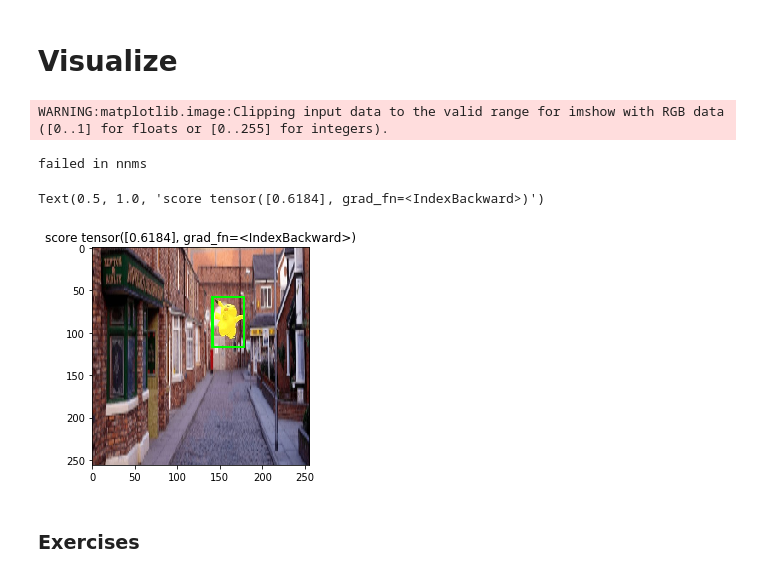
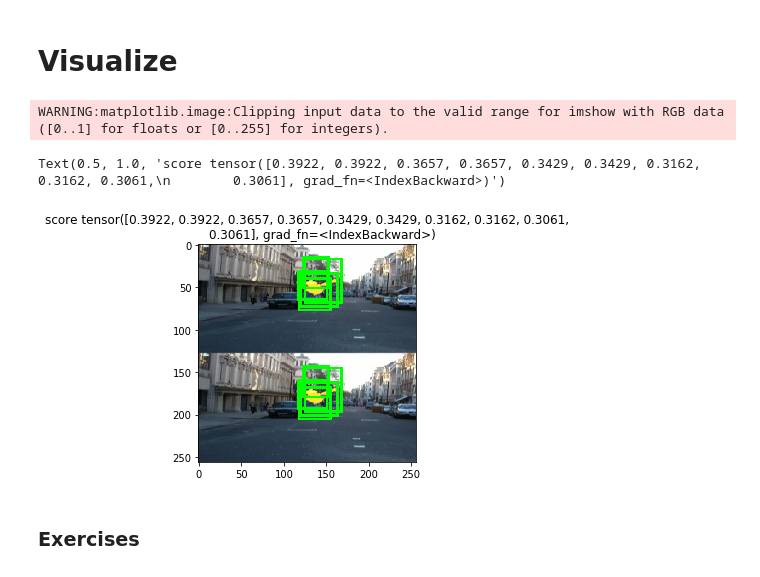
Before and after one commit to csoehnel/DSR-DeepLearningDive, a Jupyter notebook: 13 - pikachu-simple-ssd-like.ipynb, the cells around one changed output. Cells and saved outputs as stored; diff of their text form; code cells hidden in the pictures.

```diff
--- a/13 - pikachu-simple-ssd-like.ipynb
+++ b/13 - pikachu-simple-ssd-like.ipynb
@@ -25,14 +25,12 @@ device  = 'cuda' if torch.cuda.is_available() else 'cpu'
 class PikachuDataset(Dataset):
 
     def __init__(self, anchor_areas=None):
-
         self.anchor_areas = anchor_areas
         self.train, self.val = load_data_pikachu(1)
-
-        encoder = DataEncoder()
-        if self.anchor_areas is not None:
-            encoder.anchor_areas = self.anchor_areas  # p3 -> p7
-
+        if anchor_areas is not None:
+            encoder = DataEncoder(anchor_areas=anchor_areas)
+        else:
+            encoder = DataEncoder()
         self.encoder = encoder
 
     def __len__(self):
@@ -44,22 +42,17 @@ class PikachuDataset(Dataset):
         except StopIteration:
             self.train.reset()
             b = self.train.next()
-
         image = b.data[0].asnumpy()
         bbox = b.label[0].asnumpy()[:, 0, 1:] * 256
         label = b.label[0].asnumpy()[:, 0, 0]
-
         return torch.from_numpy(image), torch.from_numpy(bbox), torch.from_numpy(label)
 
     def collate_func(self, batch):
-
         images = [b[0][0] for b in batch]
         bbox = [b[1] for b in batch]
         labels = [b[2] for b in batch]
 
         encoded = [self.encoder.encode(bb, l, torch.Tensor([256, 256])) for bb, l in zip(bbox, labels)]
-        # labels NOT one-hot encoded
-
         loc_target = [l[0] for l in encoded]
         cls_target = [l[1] for l in encoded]
 
@@ -73,10 +66,10 @@ def down_sample(in_channels,out_channels):
                   nn.BatchNorm2d(out_channels),
                   nn.ReLU(),
                   nn.MaxPool2d(2,2)
-
                  )
 
 class SimpleSSD(nn.Module):
+
 
     def __init__(self, n_cls=1, num_anchors=9):
         super(SimpleSSD, self).__init__()
@@ -138,9 +131,6 @@ class SimpleSSD(nn.Module):
 
         return bbox_pred, cls_pred
 # %%
-pikachu_ds =PikachuDataset(anchor_areas=[8*8.,16*16.,32*32])
-pikachu_dl = DataLoader(pikachu_ds, batch_size=2, collate_fn=pikachu_ds.collate_func)
-
-# for b in pikachu_dl:
-#     image, bounding_boxes, labels = b
+pikachu_ds =PikachuDataset(anchor_areas = [30*30, 50*50, 90*90])
+pikachu_dl = DataLoader(pikachu_ds, batch_size = 2, collate_fn = pikachu_ds.collate_func)
 # %%
@@ -200,30 +193,38 @@ array([<matplotlib.axes._subplots.AxesSubplot object at 0x...>],
 # %% [markdown]
 # Visualize
+# %%
+it = iter(pikachu_dl)
 # %%
+from torchvision.transforms import Resize, ToPILImage, ToTensor
+
+b = next(it)
+
+im = ToTensor()(Resize((256, 256))(ToPILImage()(torch.cat([b[0][0], b[0][0]], dim=1))))
+image = im.unsqueeze(0)
+
+enc = DataEncoder(anchor_areas=[30*30, 50*50, 90*90])
+loc_pred, cls_pred = model(image.cuda())
+
 i = 0
-
-bbspred, labelpred, score  = pikachu_ds.encoder.decode(
+bbspred, labelpred, score  = enc.decode(
     loc_pred[i].float().cpu(),
     cls_pred[i].float().cpu(),
     torch.Tensor([256, 256]).float().cpu()
 )
-
-#pdb.set_trace()
 
 image_to_show = np.moveaxis(
     image[i].detach().cpu().numpy(),0, 2)
 
 matched_anchors_on_image = ia.BoundingBoxesOnImage(
     [ia.BoundingBox(*b) for b in bbspred.detach().cpu().numpy()], shape=(256, 256))
 
 image_to_show = matched_anchors_on_image.draw_on_image(image_to_show, thickness=3)
 plt.imshow(image_to_show)
 plt.title('score ' + str(score))
 # %% [output]
 WARNING:matplotlib.image:Clipping input data to the valid range for imshow with RGB data ([0..1] for floats or [0..255] for integers).
-failed in nnms
+Text(0.5, 1.0, 'score tensor([0.3922, 0.3922, 0.3657, 0.3657, 0.3429, 0.3429, 0.3162, 0.3162, 0.3061,\n        0.3061], grad_fn=<IndexBackward>)')
-Text(0.5, 1.0, 'score tensor([0.6184], grad_fn=<IndexBackward>)')
-[figure, old version]
+[figure, new version]
 # %% [markdown]
 ### Exercises
 # %% [markdown]
```
Also changed, not shown: parts of 4 cells of this notebook, 4 other files.
